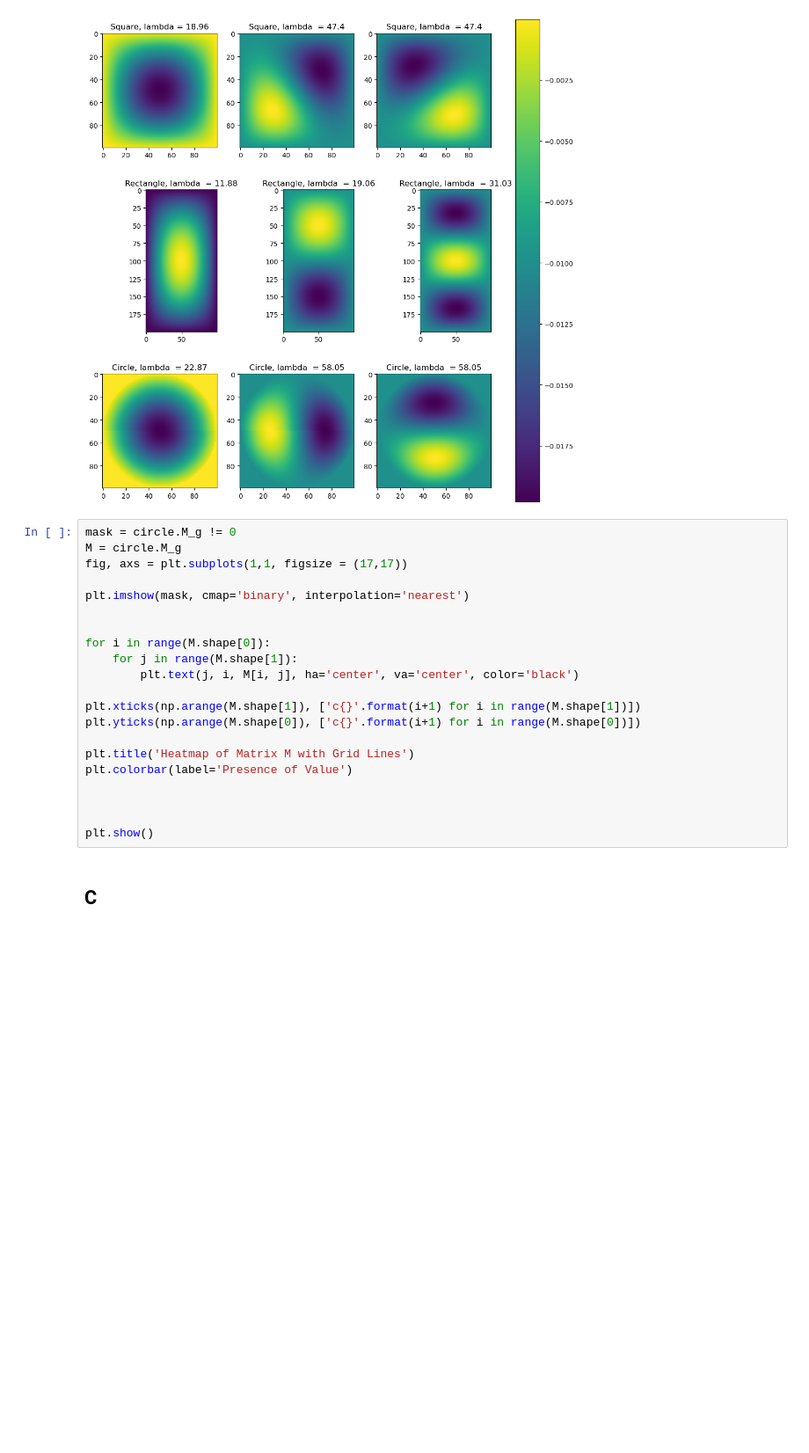
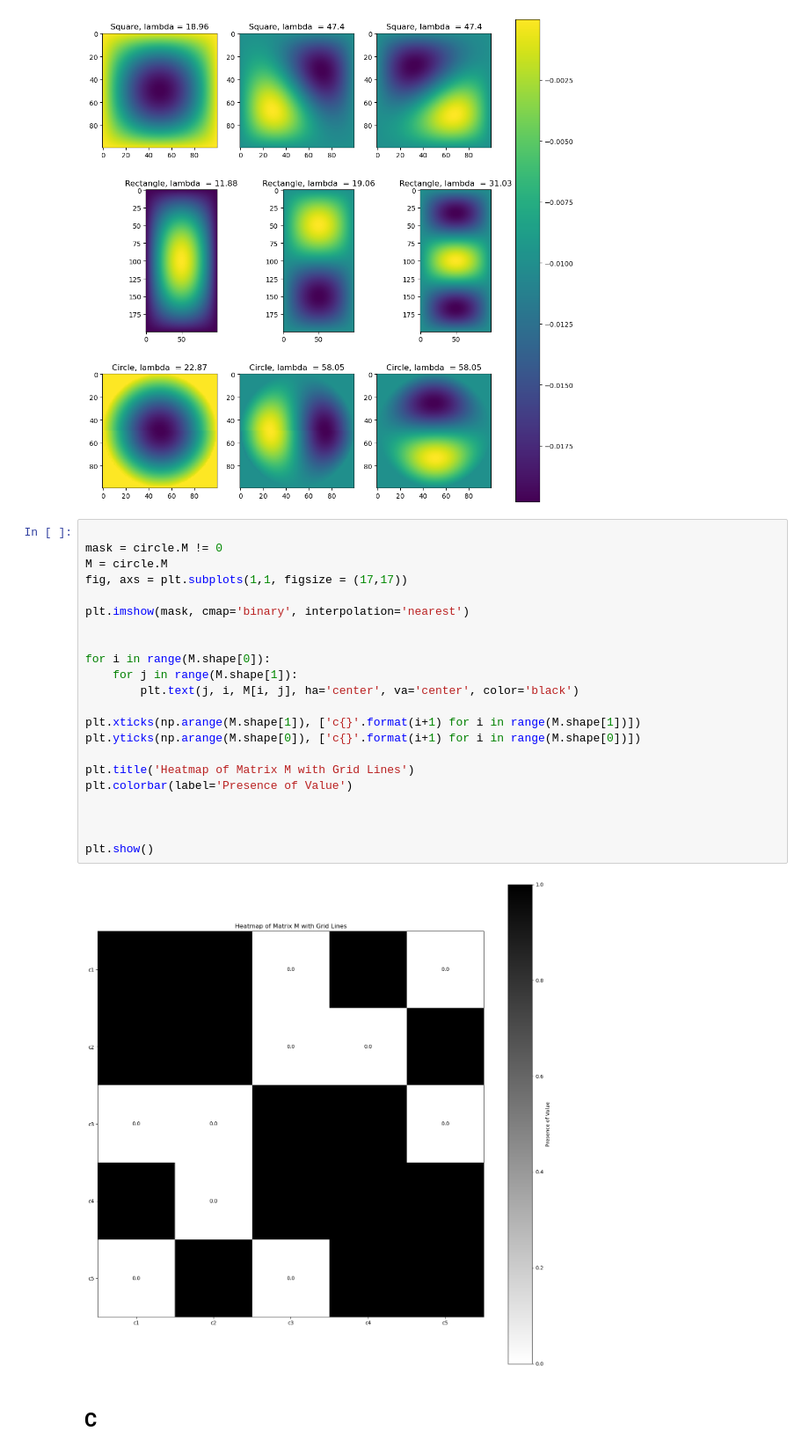
Before and after one commit to JuanSandalinas/Scientific-Computing, a Jupyter notebook: Set 3/Questions.ipynb, the cells around one changed output. Shown at 88% size. Cells and saved outputs as stored; diff of their text form; blank space fills up the shorter version.

```diff
--- a/Set 3/Questions.ipynb
+++ b/Set 3/Questions.ipynb
@@ -276,26 +313,29 @@ fig.colorbar(axs[0].imshow(square.eigenvectors[:, msq].reshape(N, N)), ax=axs, o
 <matplotlib.colorbar.Colorbar at 0x...>
 [figure]
 # %%
-mask = circle.M_g != 0
-M = circle.M_g
+
+mask = circle.M != 0
+M = circle.M
 fig, axs = plt.subplots(1,1, figsize = (17,17))
 
 plt.imshow(mask, cmap='binary', interpolation='nearest')
 
 
 for i in range(M.shape[0]):
     for j in range(M.shape[1]):
         plt.text(j, i, M[i, j], ha='center', va='center', color='black')
 
 plt.xticks(np.arange(M.shape[1]), ['c{}'.format(i+1) for i in range(M.shape[1])])
 plt.yticks(np.arange(M.shape[0]), ['c{}'.format(i+1) for i in range(M.shape[0])])
 
 plt.title('Heatmap of Matrix M with Grid Lines')
 plt.colorbar(label='Presence of Value')
 
 
 
 plt.show()
+# %% [output]
+[figure, added]
 # %% [markdown]
 ## C
 # %%
```
Also changed, not shown: parts of 16 cells of this notebook, 1 other file.
